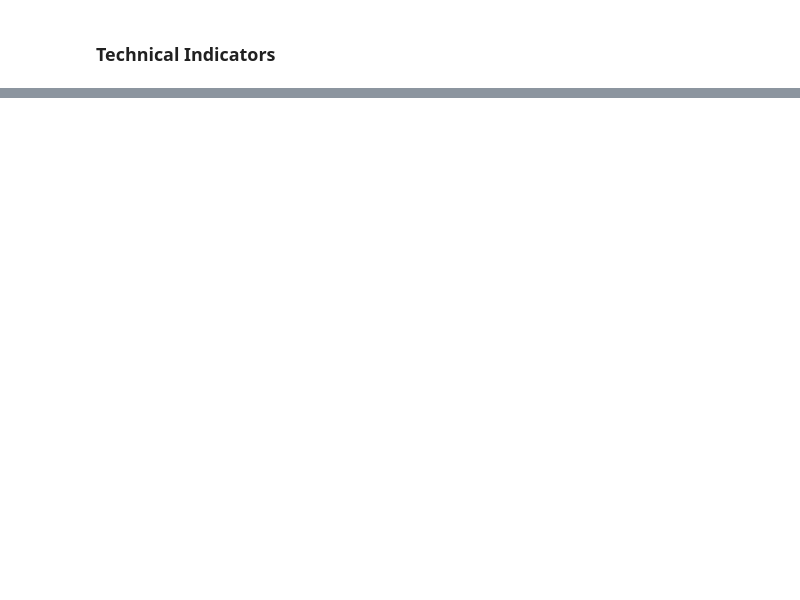
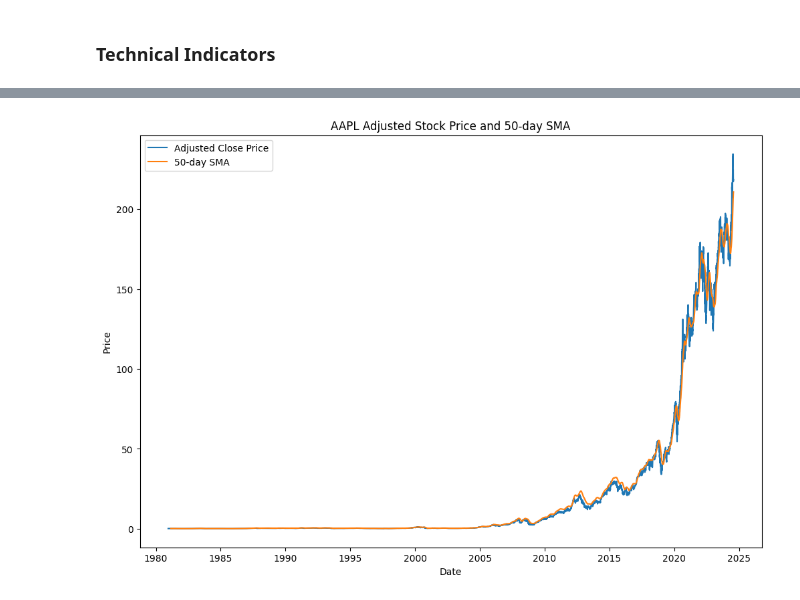
Before and after one commit to brook1167/Nova-Financial-Solutions, a Jupyter notebook: notebooks/Quantitative_analysis.ipynb, the cells around one changed output, grey strips where cells are left out. Saved outputs shown, nothing was run; the diff lists cells and outputs as text; code cells hidden in the pictures; blank space fills up the shorter version.

```diff
--- a/notebooks/Quantitative_analysis.ipynb
+++ b/notebooks/Quantitative_analysis.ipynb
@@ -102,0 +148,6 @@ plot_technical_indicators(AAPL_df)
+# %%
+# Plot stock data
+
+plot_stock_data(AAPL_df,'AAPL')
+# %% [output]
+[figure, added]
```
Also changed, not shown: parts of 18 cells of this notebook.
